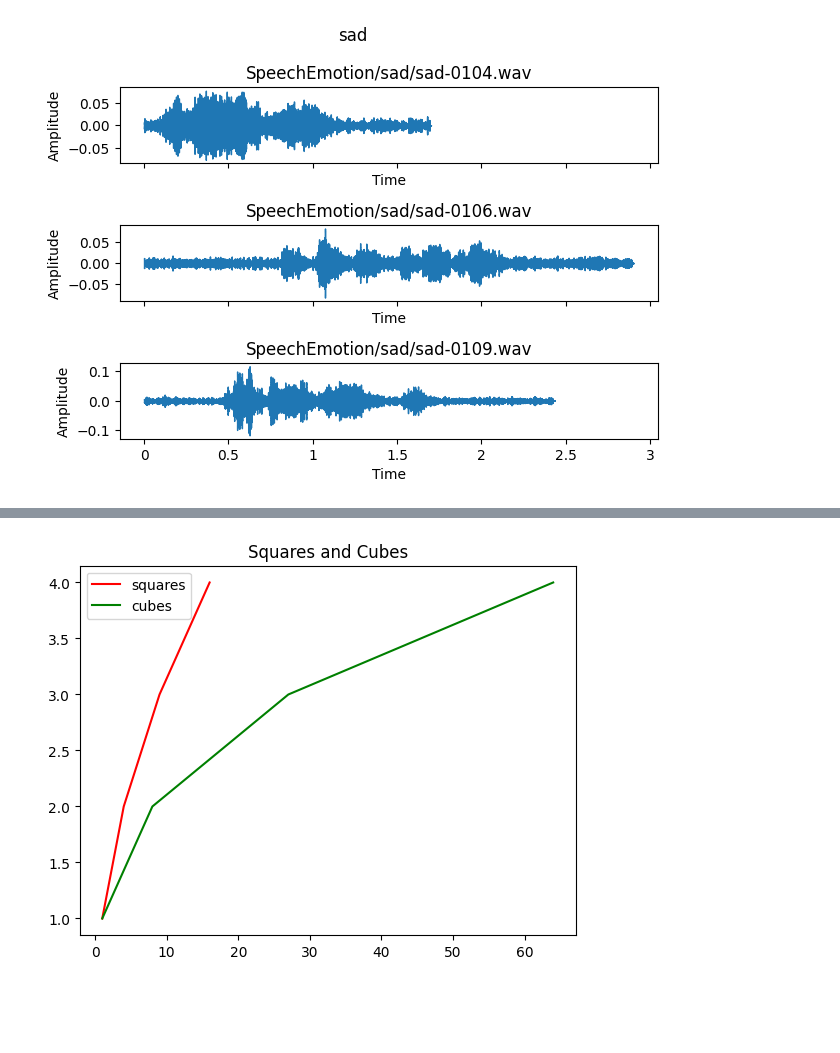
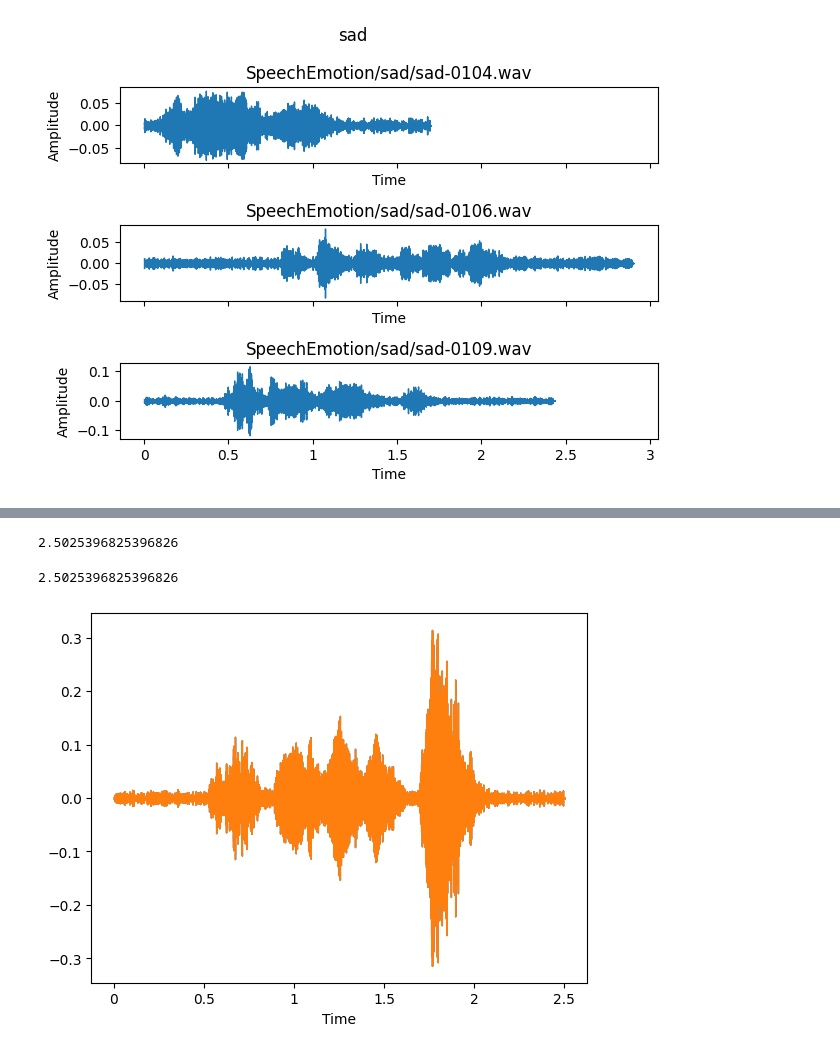
Before and after one commit to tudemaha/multimedia-data-processing-intro, a Jupyter notebook: audio-preprocessing/audio-preprocessing.ipynb, the cells around one changed output, grey strips where cells are left out. Saved outputs shown, nothing was run; the diff lists cells and outputs as text; code cells hidden in the pictures; blank space fills up the shorter version.

Commit message:
process the silence ratio

```diff
--- a/audio-preprocessing/audio-preprocessing.ipynb
+++ b/audio-preprocessing/audio-preprocessing.ipynb
@@ -84,11 +121,14 @@ energy('happy', audio_librosa['happy'])
-# %%
-t = np.array([1,2,3,4])
-
-plt.plot(t**2,t, color='red',label='squares')
-plt.plot(t**3,t, color='green',label='cubes')
-
-plt.title("Squares and Cubes")
-plt.legend()
-plt.show()
-# %% [output]
-[figure, removed]
+# %%
+def silence_ratio(wave):
+    yt, index = librosa.effects.trim(wave)
+    librosa.display.waveshow(yt)
+    print(librosa.get_duration(y=yt))
+
+silence_ratio(audio_librosa['happy'][2][0])
+librosa.display.waveshow(audio_librosa['happy'][2][0])
+
+librosa.get_duration(y=audio_librosa['happy'][2][0])
+# %% [output]
+2.5025396825396826
+2.5025396825396826
+[figure, added]
```
Also changed, not shown: parts of 2 cells of this notebook.
